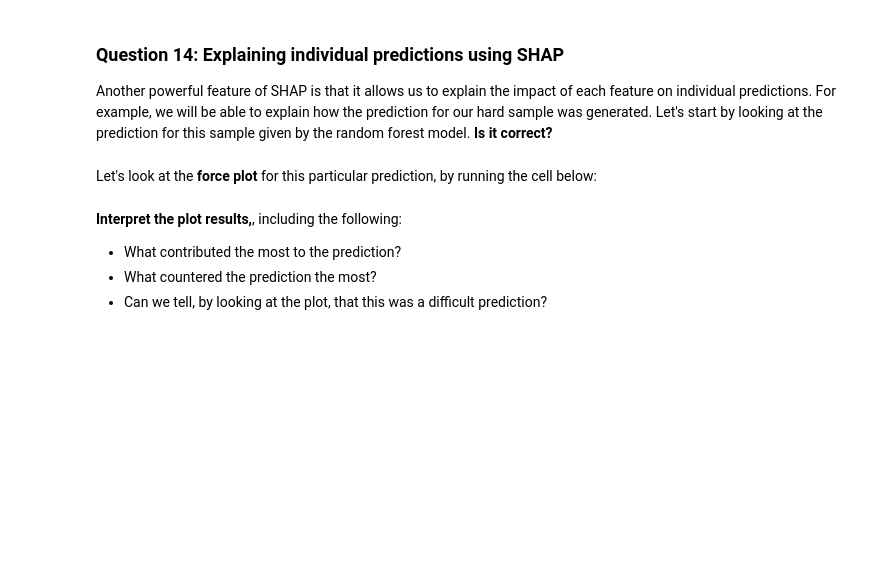
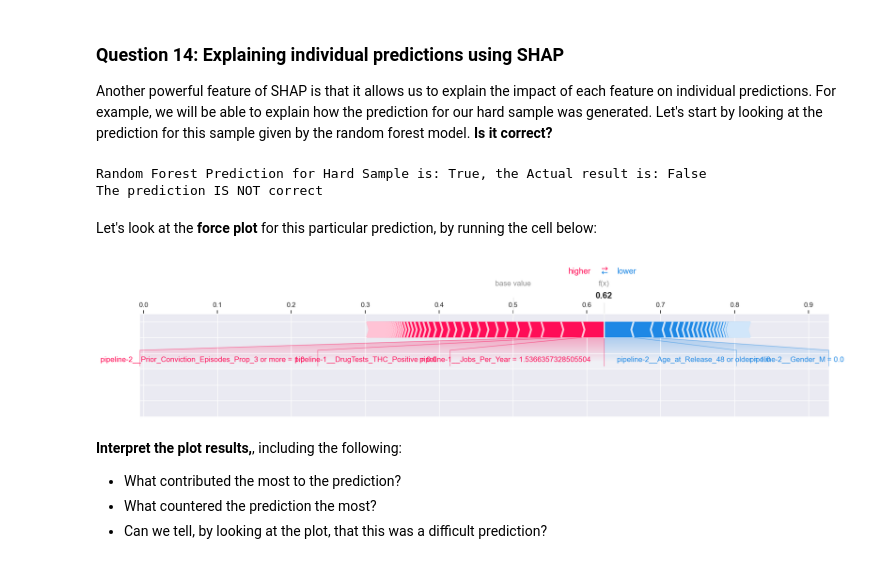
Before and after one commit to RaymondZhang20/DSCI430, a Jupyter notebook: a3/Module 3 assignment-1.ipynb, the cells around one changed output. Drawn from its saved outputs; the diff is of its cells as text; code cells hidden in the pictures; blank space fills up the shorter version.

```diff
--- a/a3/Module 3 assignment-1.ipynb
+++ b/a3/Module 3 assignment-1.ipynb
@@ -913,18 +995,29 @@ Next, **repeat this analysis for XGBoost.**
 
 Another powerful feature of SHAP is that it allows us to explain the impact of each feature on individual predictions. For example, we will be able to explain how the prediction for our hard sample was generated. Let's start by looking at the prediction for this sample given by the random forest model. **Is it correct?**
 # %%
-# Your answer here
+hard_sample_prediction_rf = rf_model.predict(hard_sample)
+actual_res = y_test[106]
+
+is_correct_rf = hard_sample_prediction_rf[0] == actual_res
+
+print(f"Random Forest Prediction for Hard Sample is: {hard_sample_prediction_rf[0]}, the Actual result is: {actual_res}")
+print(f"The prediction {'IS' if is_correct_rf else 'IS NOT'} correct")
+# %% [output]
+Random Forest Prediction for Hard Sample is: True, the Actual result is: False
+The prediction IS NOT correct
 # %% [markdown]
 Let's look at the **force plot** for this particular prediction, by running the cell below:
 # %%
 import shap
 
 shap.force_plot(
     rf_explainer.expected_value[1],
-    rf_shap_values[1][-1],
+    rf_shap_values[:,:,1][-1],
     X_test_enc.iloc[ind[-1]],
     matplotlib=True,
 )
+# %% [output]
+[figure, added]
 # %% [markdown]
 **Interpret the plot results,**, including the following:
 - What contributed the most to the prediction?
```
Also changed, not shown: parts of 20 cells of this notebook.
